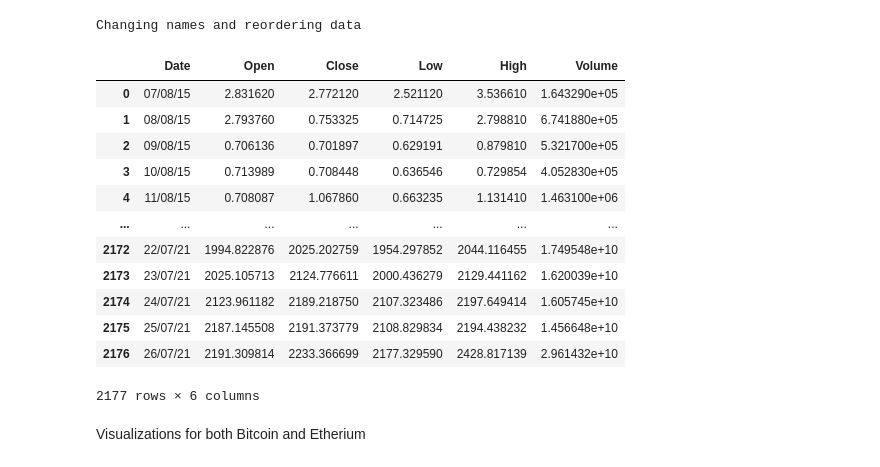
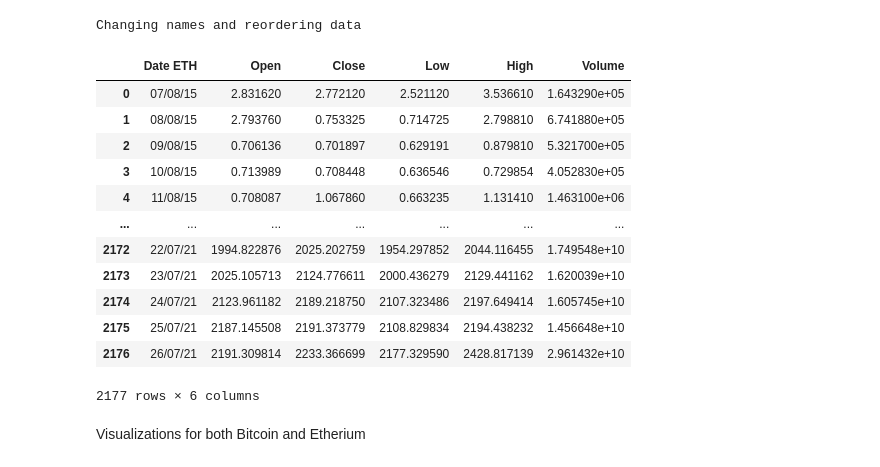
Before and after one commit to data301-2021-winter1/project-group08-project, a Jupyter notebook: notebooks/Colinmillette.ipynb, the cells around one changed output. Saved outputs shown, nothing was run; the diff lists cells and outputs as text; code cells hidden in the pictures.

```diff
--- a/notebooks/Colinmillette.ipynb
+++ b/notebooks/Colinmillette.ipynb
@@ -35,16 +21,17 @@ Changing names and reordering data
 # %%
 import pandas as pd
 import seaborn as sns
 eth = pd.read_csv('C:/Users/mille/school/year3/Data301/project-group08-project/data/processed/etherium cleaned.csv');
 print('\033[1m'+'Changing names and reordering data'+'\033[0m')
+eth.rename(columns={'Date':'Date ETH'}, inplace=True)
 eth = eth.dropna(axis=0)
-eth = eth.reindex(columns=['Date','Open','Close','Low','High','Volume'])
+eth = eth.reindex(columns=['Date ETH','Open','Close','Low','High','Volume'])
 eth = eth.iloc[::-1]
 eth = eth.reset_index(drop=True)
 eth
 # %% [output]
 Changing names and reordering data
-|  | Date | Open | Close | Low | High | Volume |
+|  | Date ETH | Open | Close | Low | High | Volume |
 | 0 | 07/08/15 | 2.831620 | 2.772120 | 2.521120 | 3.536610 | 1.643290e+05 |
 | 1 | 08/08/15 | 2.793760 | 0.753325 | 0.714725 | 2.798810 | 6.741880e+05 |
 | 2 | 09/08/15 | 0.706136 | 0.701897 | 0.629191 | 0.879810 | 5.321700e+05 |
```
Also changed, not shown: parts of 5 cells of this notebook.
